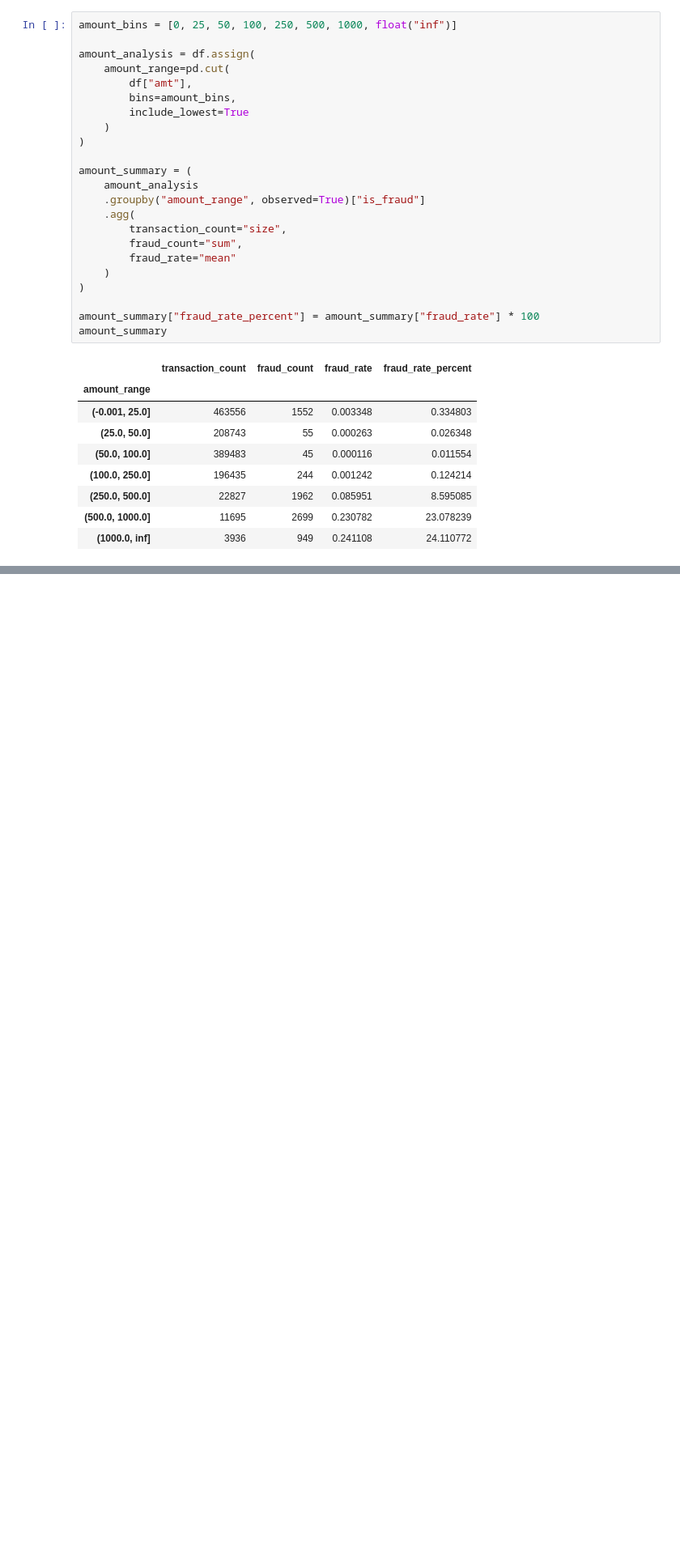
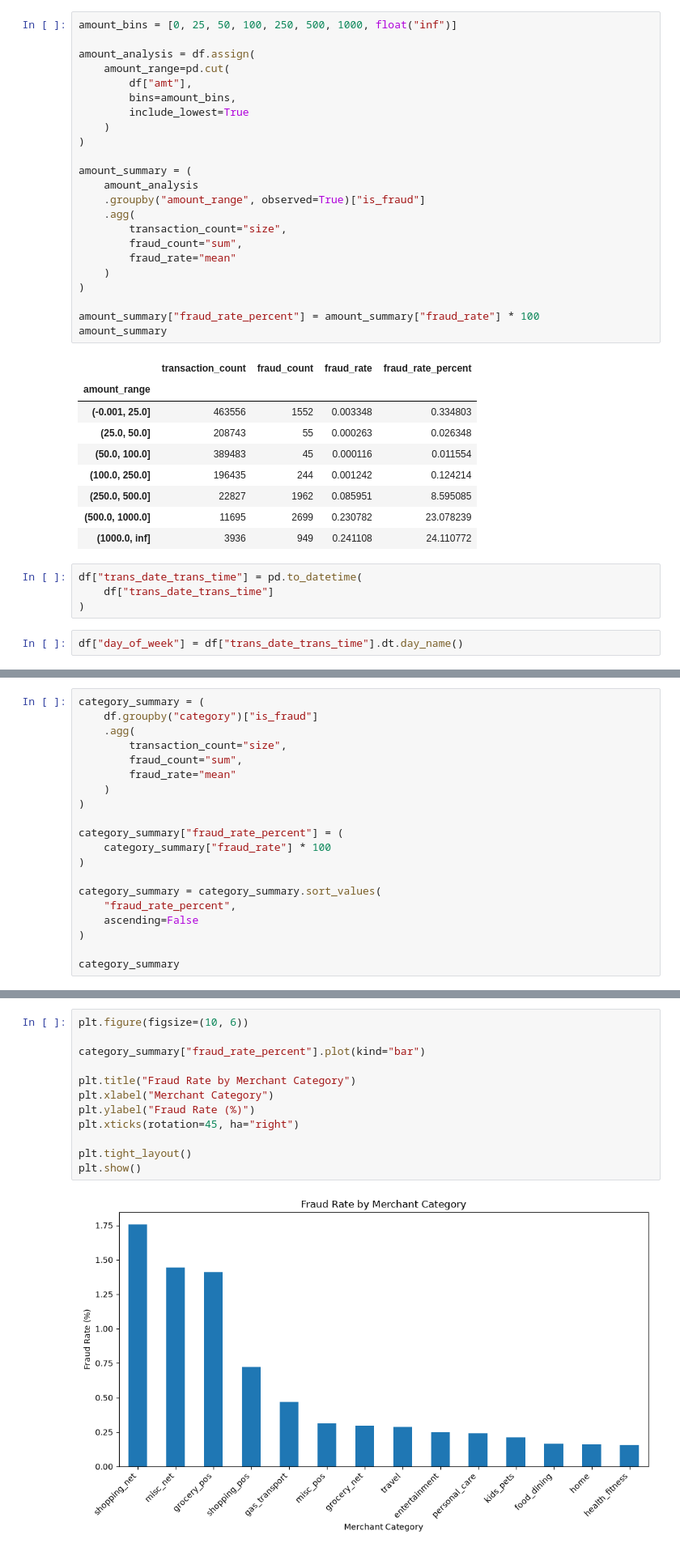
Before and after one commit to jy06210/fraud-detection-shadowing-project, a Jupyter notebook: notebooks/01_eda.ipynb, the cells around one changed output, grey strips where cells are left out. Shown at 81% size. Drawn from its saved outputs; the diff is of its cells as text; blank space fills up the shorter version.

```diff
--- a/notebooks/01_eda.ipynb
+++ b/notebooks/01_eda.ipynb
@@ -330,3 +330,9 @@ amount_summary
 | (250.0, 500.0] | 22827 | 1962 | 0.085951 | 8.595085 |
 | (500.0, 1000.0] | 11695 | 2699 | 0.230782 | 23.078239 |
 | (1000.0, inf] | 3936 | 949 | 0.241108 | 24.110772 |
+# %%
+df["trans_date_trans_time"] = pd.to_datetime(
+    df["trans_date_trans_time"]
+)
+# %%
+df["day_of_week"] = df["trans_date_trans_time"].dt.day_name()
@@ -332,0 +348,20 @@ amount_summary
+# %%
+category_summary = (
+    df.groupby("category")["is_fraud"]
+    .agg(
+        transaction_count="size",
+        fraud_count="sum",
+        fraud_rate="mean"
+    )
+)
+
+category_summary["fraud_rate_percent"] = (
+    category_summary["fraud_rate"] * 100
+)
+
+category_summary = category_summary.sort_values(
+    "fraud_rate_percent",
+    ascending=False
+)
+
+category_summary
@@ -332,0 +404,14 @@ amount_summary
+# %%
+plt.figure(figsize=(10, 6))
+
+category_summary["fraud_rate_percent"].plot(kind="bar")
+
+plt.title("Fraud Rate by Merchant Category")
+plt.xlabel("Merchant Category")
+plt.ylabel("Fraud Rate (%)")
+plt.xticks(rotation=45, ha="right")
+
+plt.tight_layout()
+plt.show()
+# %% [output]
+[figure, added]
```
Also changed, not shown: parts of 24 cells of this notebook, 1 other file.
